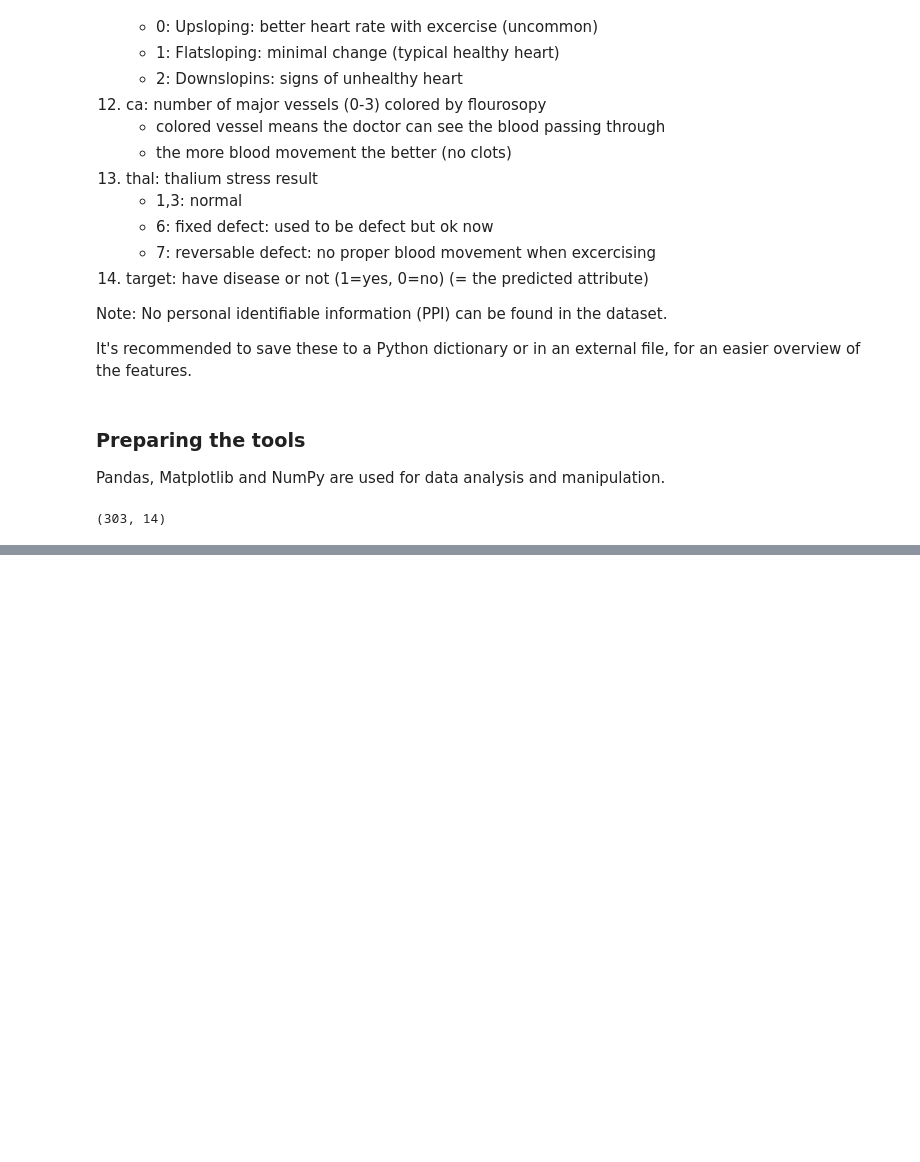
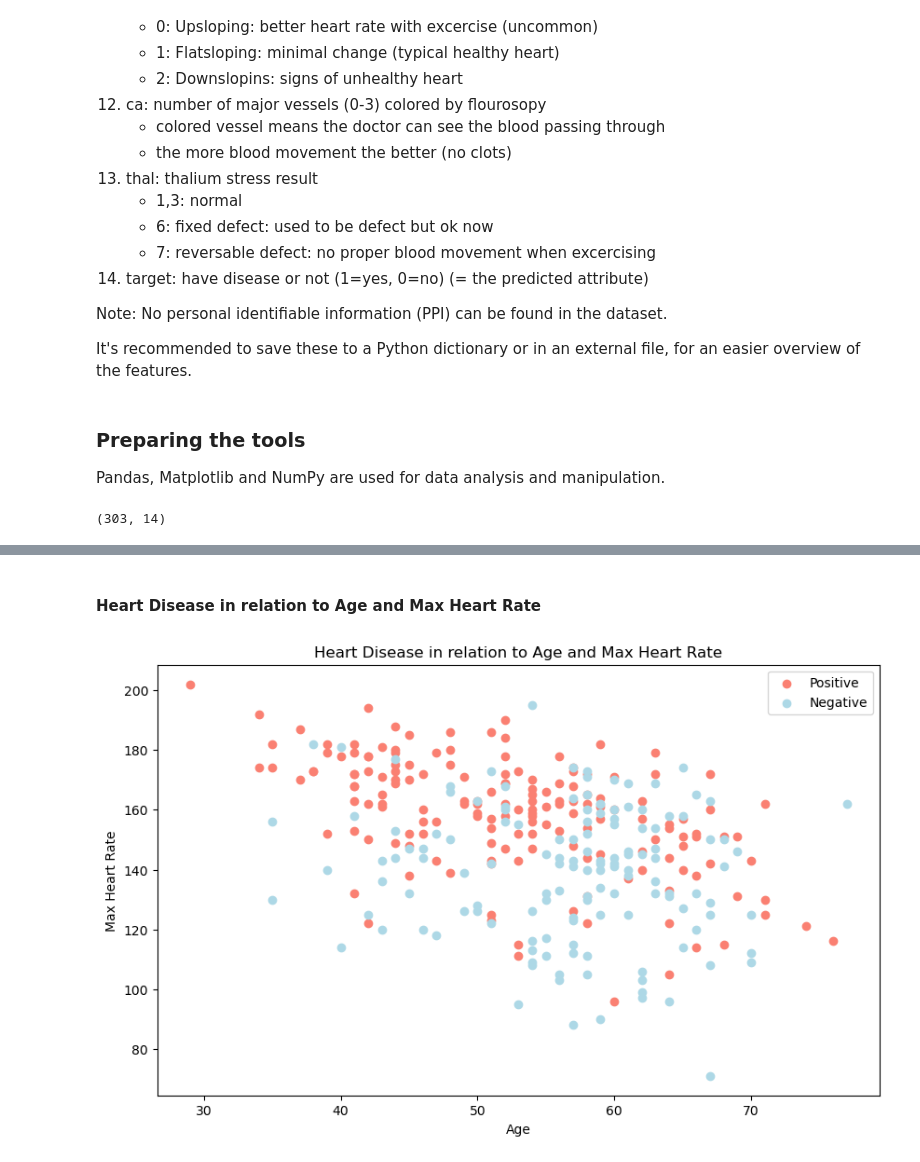
Before and after one commit to mlnbk/heart_disease, a Jupyter notebook: heart-disease-classification.ipynb, the cells around one changed output, grey strips where cells are left out. Saved outputs shown, nothing was run; the diff lists cells and outputs as text; code cells hidden in the pictures; blank space fills up the shorter version.

```diff
--- a/heart-disease-classification.ipynb
+++ b/heart-disease-classification.ipynb
@@ -118,0 +236,22 @@ df.shape # (rows, columns)
+# %% [markdown]
+#### Heart Disease in relation to Age and Max Heart Rate
+# %%
+# New figure
+plt.figure(figsize=(10, 6))
+
+# Scatter with postivie examples
+plt.scatter(df.age[df.target==1],
+            df.thalach[df.target==1],
+            c='salmon')
+
+# Scatter with negative examples
+plt.scatter(df.age[df.target==0],
+            df.thalach[df.target==0],
+            c='lightblue')
+
+plt.title('Heart Disease in relation to Age and Max Heart Rate')
+plt.xlabel('Age')
+plt.ylabel('Max Heart Rate')
+plt.legend(['Positive', 'Negative']);
+# %% [output]
+[figure, added]
```
Also changed, not shown: parts of 19 cells of this notebook.
